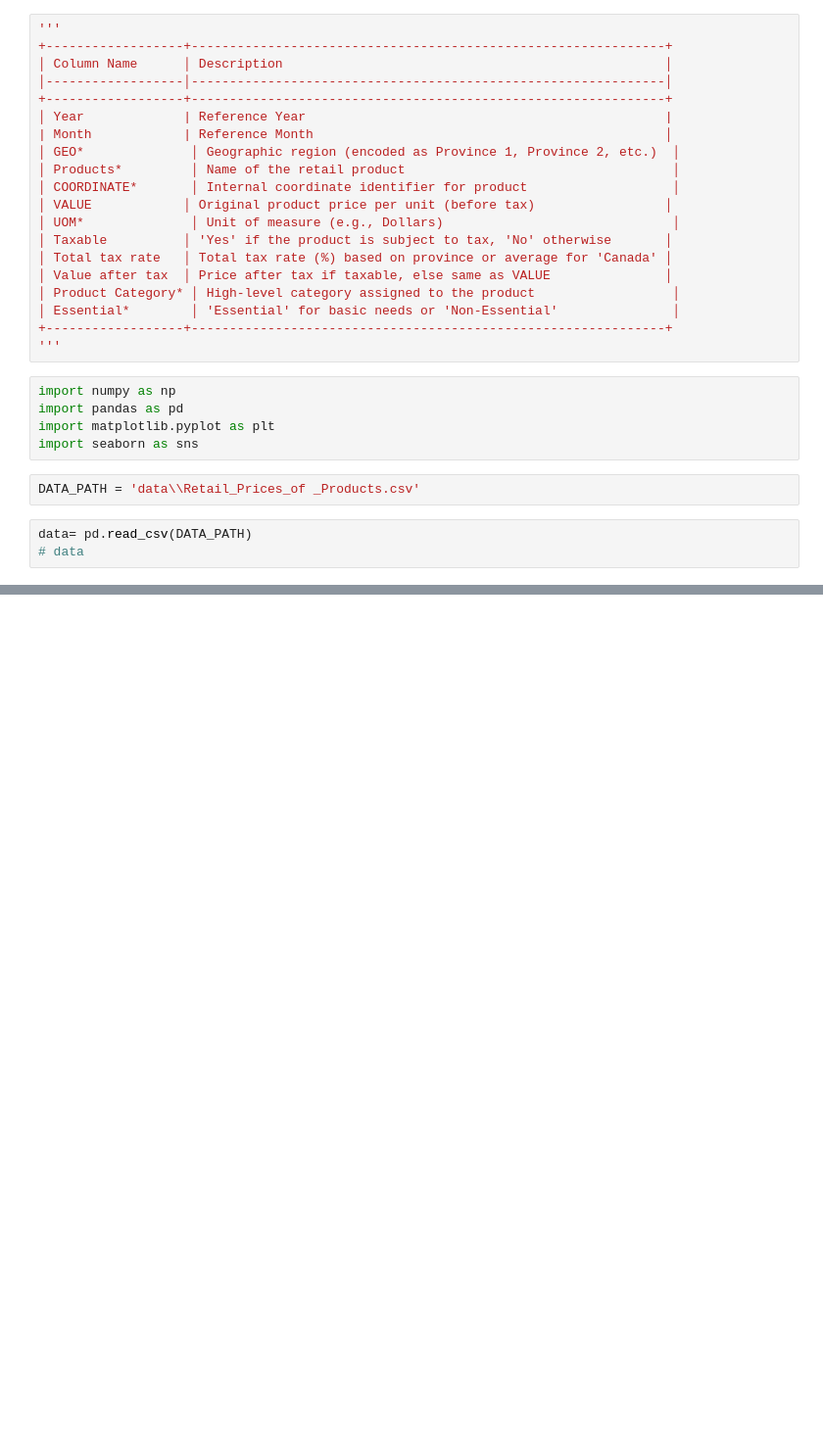
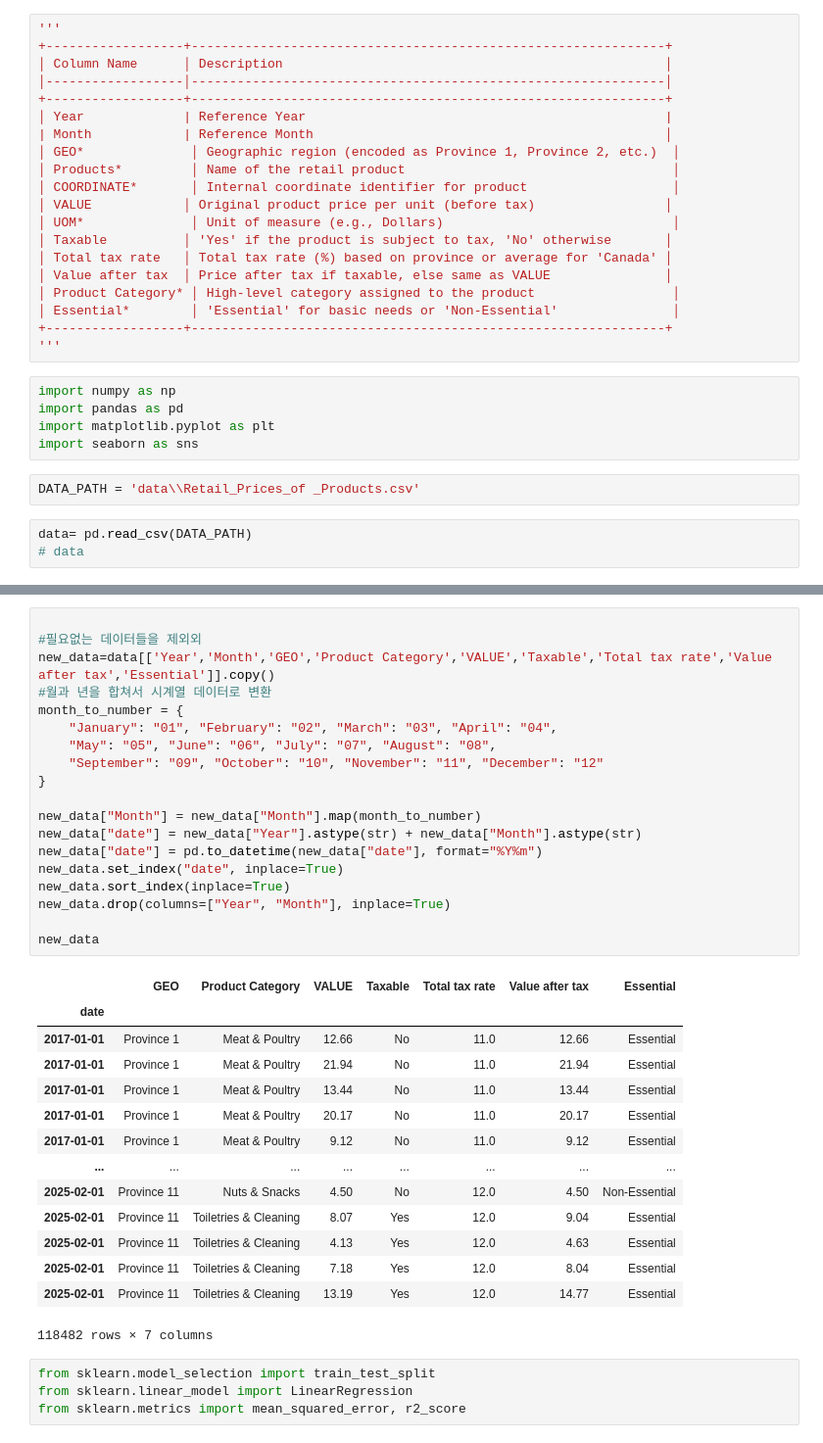
Before and after one commit to RGBRaccoon/ml_hw1, a Jupyter notebook: price_analysis.ipynb, the cells around one changed output, grey strips where cells are left out. Shown at 98% size. Drawn from its saved outputs; the diff is of its cells as text; blank space fills up the shorter version.

```diff
--- a/price_analysis.ipynb
+++ b/price_analysis.ipynb
@@ -78,0 +80,38 @@ Name: Value after tax, Length: 118482, dtype: float64
+# %%
+
+#필요없는 데이터들을 제외외
+new_data=data[['Year','Month','GEO','Product Category','VALUE','Taxable','Total tax rate','Value after tax','Essential']].copy()
+#월과 년을 합쳐서 시계열 데이터로 변환
+month_to_number = {
+    "January": "01", "February": "02", "March": "03", "April": "04",
+    "May": "05", "June": "06", "July": "07", "August": "08",
+    "September": "09", "October": "10", "November": "11", "December": "12"
+}
+
+new_data["Month"] = new_data["Month"].map(month_to_number)
+new_data["date"] = new_data["Year"].astype(str) + new_data["Month"].astype(str)
+new_data["date"] = pd.to_datetime(new_data["date"], format="%Y%m")
+new_data.set_index("date", inplace=True)
+new_data.sort_index(inplace=True)
+new_data.drop(columns=["Year", "Month"], inplace=True)
+
+new_data
+# %% [output]
+|  | GEO | Product Category | VALUE | Taxable | Total tax rate | Value after tax | Essential |
+| date |  |  |  |  |  |  |  |
+| 2017-01-01 | Province 1 | Meat & Poultry | 12.66 | No | 11.0 | 12.66 | Essential |
+| 2017-01-01 | Province 1 | Meat & Poultry | 21.94 | No | 11.0 | 21.94 | Essential |
+| 2017-01-01 | Province 1 | Meat & Poultry | 13.44 | No | 11.0 | 13.44 | Essential |
+| 2017-01-01 | Province 1 | Meat & Poultry | 20.17 | No | 11.0 | 20.17 | Essential |
+| 2017-01-01 | Province 1 | Meat & Poultry | 9.12 | No | 11.0 | 9.12 | Essential |
+| ... | ... | ... | ... | ... | ... | ... | ... |
+| 2025-02-01 | Province 11 | Nuts & Snacks | 4.50 | No | 12.0 | 4.50 | Non-Essential |
+| 2025-02-01 | Province 11 | Toiletries & Cleaning | 8.07 | Yes | 12.0 | 9.04 | Essential |
+| 2025-02-01 | Province 11 | Toiletries & Cleaning | 4.13 | Yes | 12.0 | 4.63 | Essential |
+| 2025-02-01 | Province 11 | Toiletries & Cleaning | 7.18 | Yes | 12.0 | 8.04 | Essential |
+| 2025-02-01 | Province 11 | Toiletries & Cleaning | 13.19 | Yes | 12.0 | 14.77 | Essential |
+118482 rows × 7 columns
+# %%
+from sklearn.model_selection import train_test_split
+from sklearn.linear_model import LinearRegression
+from sklearn.metrics import mean_squared_error, r2_score
```
Also changed, not shown: parts of 6 cells of this notebook.
